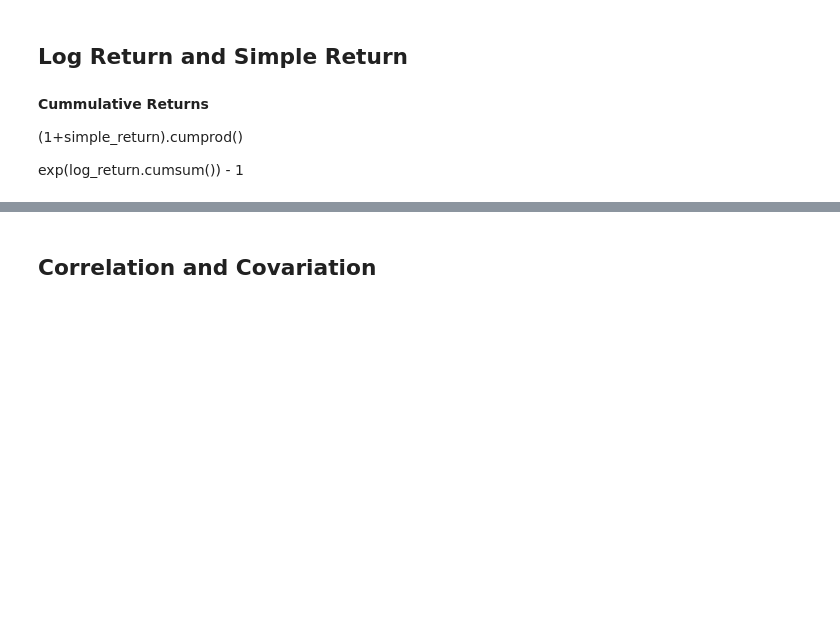
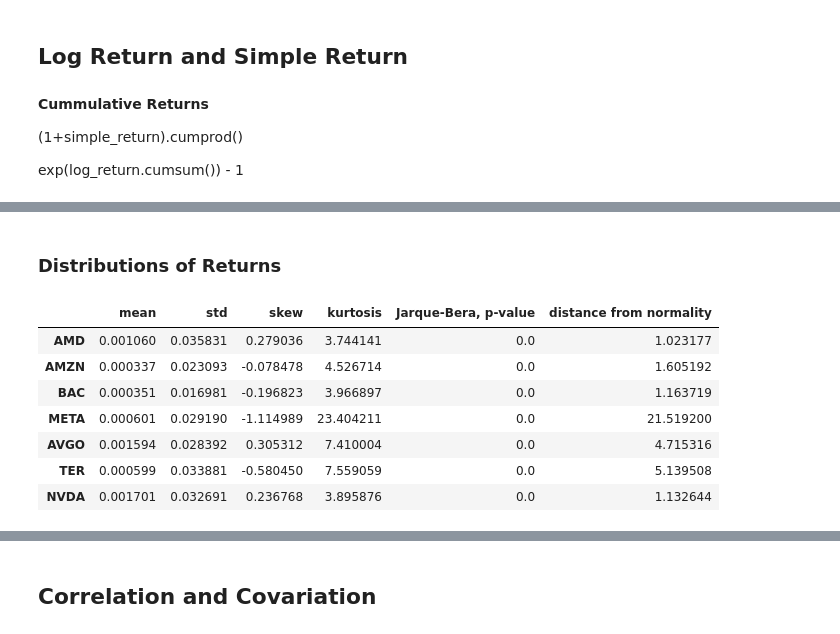
Before and after one commit to fadeeva/portfoli_o_o_ptimisation, a Jupyter notebook: Step_01__Basics_Return_Risk_Correlation.ipynb, the cells around one changed output, grey strips where cells are left out. Saved outputs shown, nothing was run; the diff lists cells and outputs as text; code cells hidden in the pictures; blank space fills up the shorter version.

```diff
--- a/Step_01__Basics_Return_Risk_Correlation.ipynb
+++ b/Step_01__Basics_Return_Risk_Correlation.ipynb
@@ -78,0 +90,24 @@ plt.tight_layout();
+# %% [markdown]
+### Distributions of Returns
+# %%
+log_returns = df_res[[f'{ticker}_log_ret' for ticker in tickers]].copy()
+pd.DataFrame(
+    index=tickers,
+    data={
+        'mean': log_returns.mean().to_list(),
+        'std': log_returns.std().to_list(),
+        'skew': stats.skew(log_returns),
+        'kurtosis': stats.kurtosis(log_returns),
+        'Jarque-Bera, p-value': stats.jarque_bera(log_returns)[1],
+        'distance from normality': (stats.kurtosis(log_returns) - 3) + np.abs(stats.skew(log_returns))
+    }
+)
+# %% [output]
+|  | mean | std | skew | kurtosis | Jarque-Bera, p-value | distance from normality |
+| AMD | 0.001060 | 0.035831 | 0.279036 | 3.744141 | 0.0 | 1.023177 |
+| AMZN | 0.000337 | 0.023093 | -0.078478 | 4.526714 | 0.0 | 1.605192 |
+| BAC | 0.000351 | 0.016981 | -0.196823 | 3.966897 | 0.0 | 1.163719 |
+| META | 0.000601 | 0.029190 | -1.114989 | 23.404211 | 0.0 | 21.519200 |
+| AVGO | 0.001594 | 0.028392 | 0.305312 | 7.410004 | 0.0 | 4.715316 |
+| TER | 0.000599 | 0.033881 | -0.580450 | 7.559059 | 0.0 | 5.139508 |
+| NVDA | 0.001701 | 0.032691 | 0.236768 | 3.895876 | 0.0 | 1.132644 |
```
Also changed, not shown: parts of 8 cells of this notebook.
